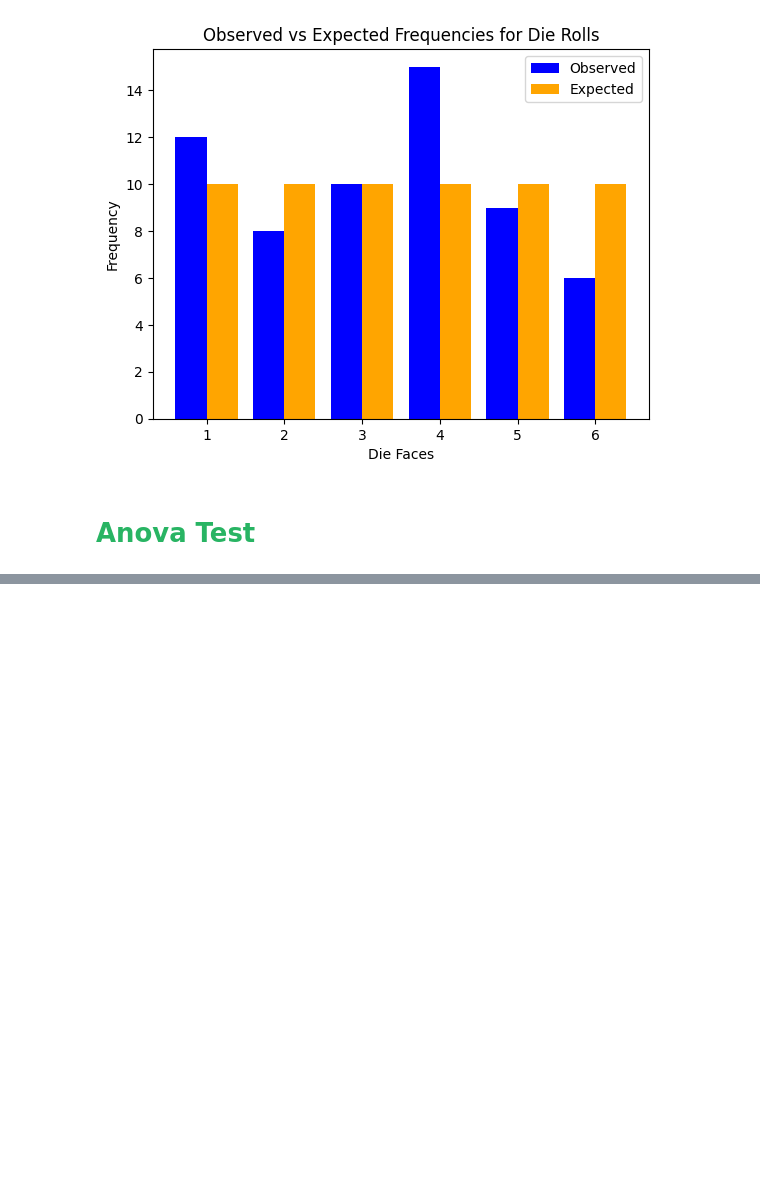
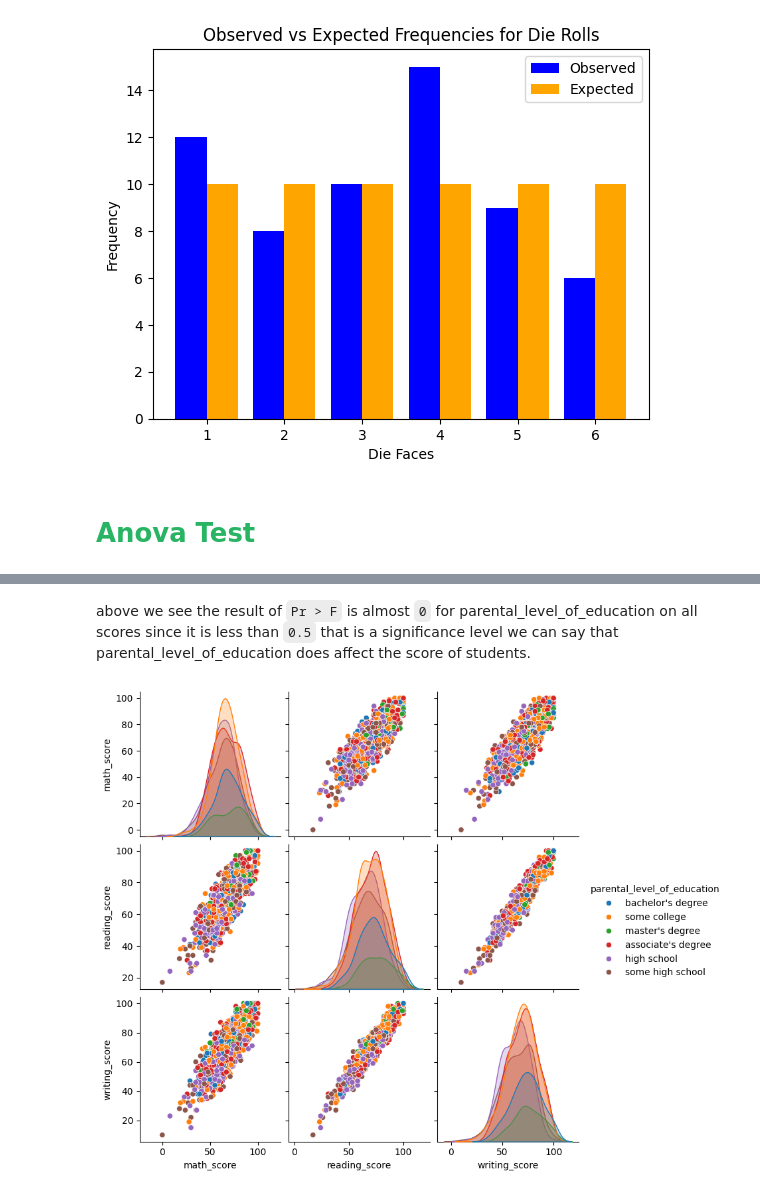
Before and after one commit to Ankush610/DataScience, a Jupyter notebook: notebooks/3_Exploratory_Data_Analytics/notebook4_hypothesis_testing.ipynb, the cells around one changed output, grey strips where cells are left out. Drawn from its saved outputs; the diff is of its cells as text; code cells hidden in the pictures; blank space fills up the shorter version.

```diff
--- a/notebooks/3_Exploratory_Data_Analytics/notebook4_hypothesis_testing.ipynb
+++ b/notebooks/3_Exploratory_Data_Analytics/notebook4_hypothesis_testing.ipynb
@@ -836,0 +1196,8 @@ plt.show()
+# %% [markdown]
+above we see the result of `Pr > F` is almost `0` for parental_level_of_education on all scores since it is less than `0.5` that is a significance level we can say that parental_level_of_education does affect the score of students.
+# %%
+# Visualization using PairPlot
+sns.pairplot(df, hue='parental_level_of_education', vars=['math_score', 'reading_score', 'writing_score'])
+plt.show()
+# %% [output]
+[figure, added]
```
Also changed, not shown: parts of 31 cells of this notebook, 5 other files.
